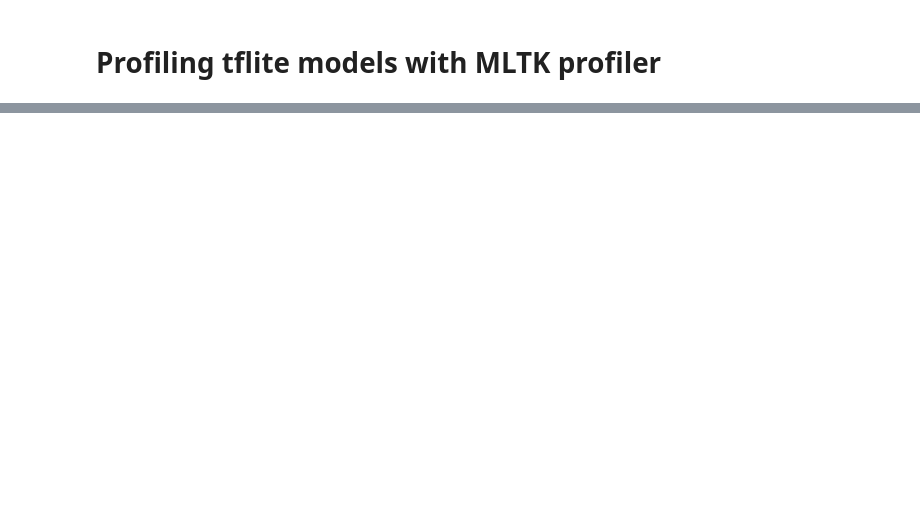
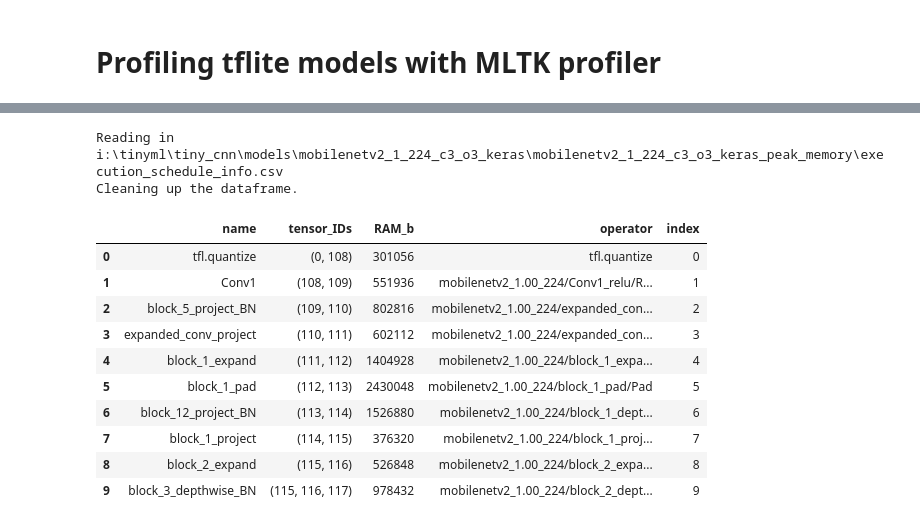
Before and after one commit to subrockmann/tiny_cnn, a Jupyter notebook: Model Analyzer.ipynb, the cells around one changed output, grey strips where cells are left out. Cells and saved outputs as stored; diff of their text form; code cells hidden in the pictures; blank space fills up the shorter version.

```diff
--- a/Model Analyzer.ipynb
+++ b/Model Analyzer.ipynb
@@ -294,0 +338,17 @@ layers_INT8_df.to_pickle(layers_df_INT8_path)
+# %%
+peak_memory_df = get_peak_memory_df(model_peak_memory_schedule)
+peak_memory_df.head(10)
+# %% [output]
+Reading in i:\tinyml\tiny_cnn\models\mobilenetv2_1_224_c3_o3_keras\mobilenetv2_1_224_c3_o3_keras_peak_memory\execution_schedule_info.csv
+Cleaning up the dataframe.
+|  | name | tensor_IDs | RAM_b | operator | index |
+| 0 | tfl.quantize | (0, 108) | 301056 | tfl.quantize | 0 |
+| 1 | Conv1 | (108, 109) | 551936 | mobilenetv2_1.00_224/Conv1_relu/R... | 1 |
+| 2 | block_5_project_BN | (109, 110) | 802816 | mobilenetv2_1.00_224/expanded_con... | 2 |
+| 3 | expanded_conv_project | (110, 111) | 602112 | mobilenetv2_1.00_224/expanded_con... | 3 |
+| 4 | block_1_expand | (111, 112) | 1404928 | mobilenetv2_1.00_224/block_1_expa... | 4 |
+| 5 | block_1_pad | (112, 113) | 2430048 | mobilenetv2_1.00_224/block_1_pad/Pad | 5 |
+| 6 | block_12_project_BN | (113, 114) | 1526880 | mobilenetv2_1.00_224/block_1_dept... | 6 |
+| 7 | block_1_project | (114, 115) | 376320 | mobilenetv2_1.00_224/block_1_proj... | 7 |
+| 8 | block_2_expand | (115, 116) | 526848 | mobilenetv2_1.00_224/block_2_expa... | 8 |
+| 9 | block_3_depthwise_BN | (115, 116, 117) | 978432 | mobilenetv2_1.00_224/block_2_dept... | 9 |
```
Also changed, not shown: parts of 31 cells of this notebook.
